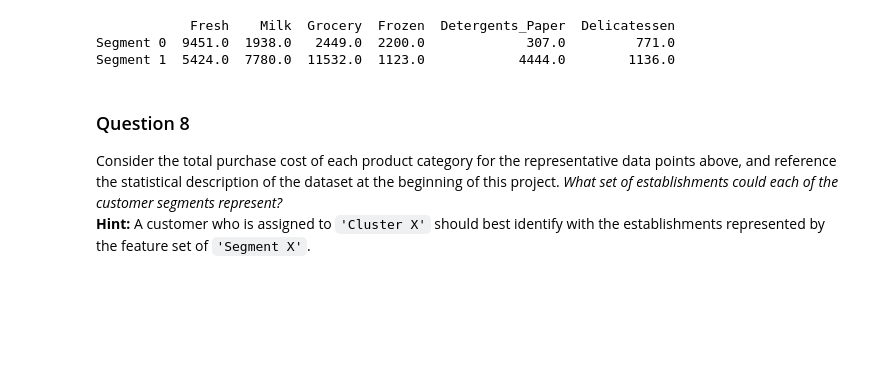
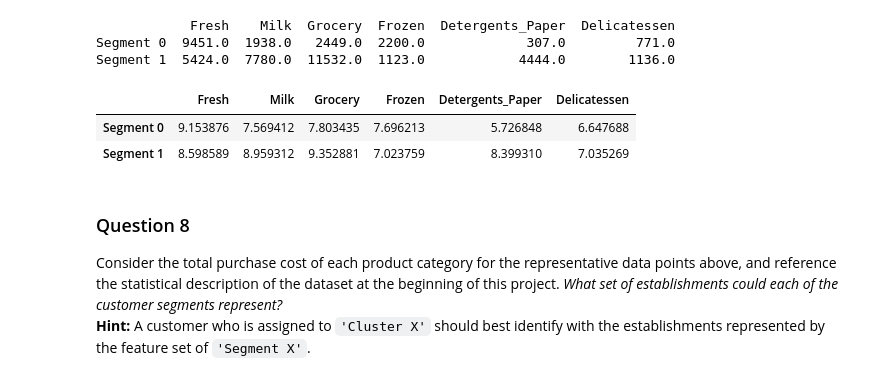
Before and after one commit to mssalemi/Project-3---Creating-Customer-Segemnts, a Jupyter notebook: customer_segments.ipynb, the cells around one changed output. Drawn from its saved outputs; the diff is of its cells as text; code cells hidden in the pictures; blank space fills up the shorter version.

```diff
--- a/customer_segments.ipynb
+++ b/customer_segments.ipynb
@@ -464,6 +523,12 @@ print(true_centers)
             Fresh    Milk  Grocery  Frozen  Detergents_Paper  Delicatessen
 Segment 0  9451.0  1938.0   2449.0  2200.0             307.0         771.0
 Segment 1  5424.0  7780.0  11532.0  1123.0            4444.0        1136.0
+# %%
+np.log(true_centers)
+# %% [output]
+|  | Fresh | Milk | Grocery | Frozen | Detergents_Paper | Delicatessen |
+| Segment 0 | 9.153876 | 7.569412 | 7.803435 | 7.696213 | 5.726848 | 6.647688 |
+| Segment 1 | 8.598589 | 8.959312 | 9.352881 | 7.023759 | 8.399310 | 7.035269 |
 # %% [markdown]
 ### Question 8
 Consider the total purchase cost of each product category for the representative data points above, and reference the statistical description of the dataset at the beginning of this project. *What set of establishments could each of the customer segments represent?*
```
Also changed, not shown: parts of 13 cells of this notebook.
